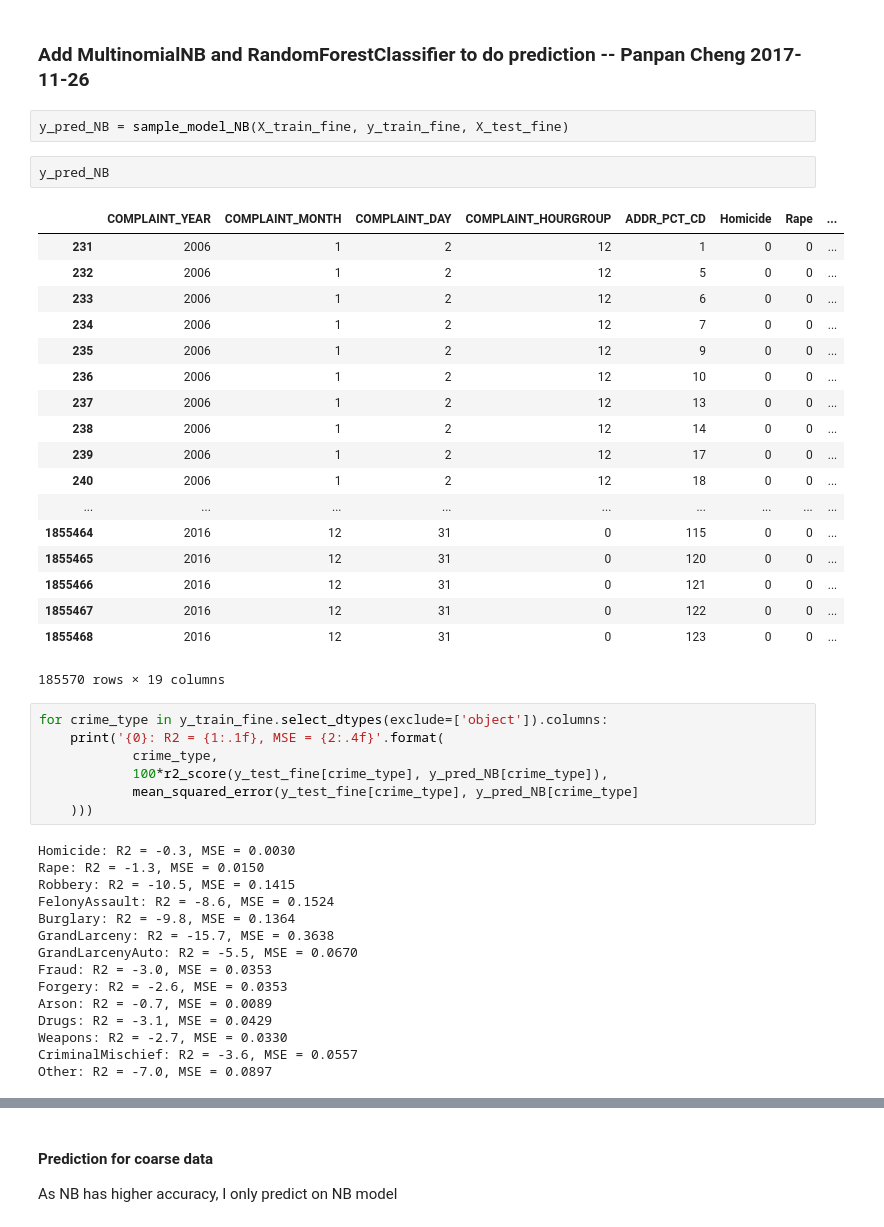
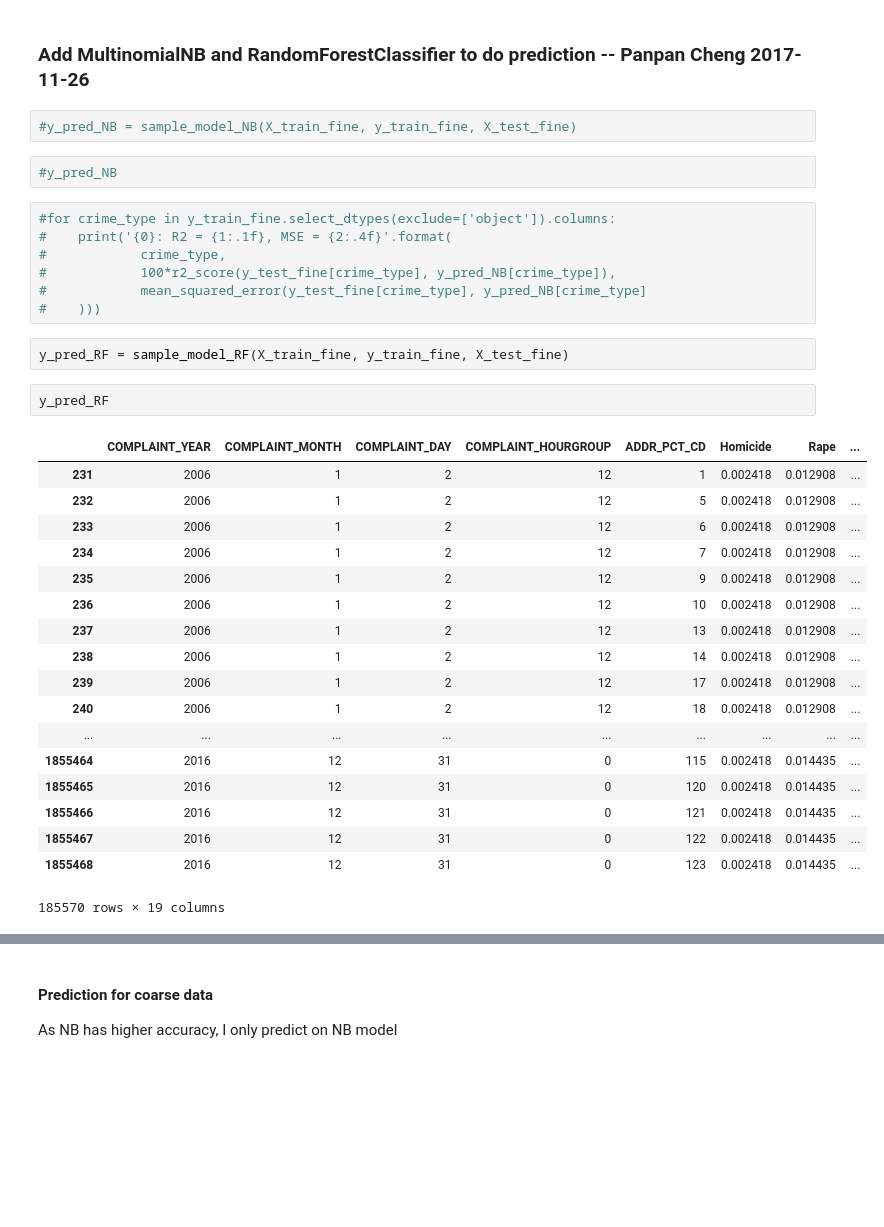
Before and after one commit to oracleofnj/precrime, a Jupyter notebook: exploratory-notebooks/Prediction_Panpan.ipynb, the cells around one changed output, grey strips where cells are left out. Cells and saved outputs as stored; diff of their text form; blank space fills up the shorter version.

```diff
--- a/exploratory-notebooks/Prediction_Panpan.ipynb
+++ b/exploratory-notebooks/Prediction_Panpan.ipynb
@@ -330,48 +330,37 @@ y_pred.to_csv('../model_predictions/fine/ridge_regression.csv', quoting=csv.QUOT
 # %% [markdown]
 ### Add MultinomialNB and RandomForestClassifier to do prediction -- Panpan Cheng 2017-11-26
 # %%
-y_pred_NB = sample_model_NB(X_train_fine, y_train_fine, X_test_fine)
+#y_pred_NB = sample_model_NB(X_train_fine, y_train_fine, X_test_fine)
-# %%
-y_pred_NB
-# %% [output]
-|  | COMPLAINT_YEAR | COMPLAINT_MONTH | COMPLAINT_DAY | COMPLAINT_HOURGROUP | ADDR_PCT_CD | Homicide | Rape | ... |
-| 231 | 2006 | 1 | 2 | 12 | 1 | 0 | 0 | ... |
-| 232 | 2006 | 1 | 2 | 12 | 5 | 0 | 0 | ... |
-| 233 | 2006 | 1 | 2 | 12 | 6 | 0 | 0 | ... |
-| 234 | 2006 | 1 | 2 | 12 | 7 | 0 | 0 | ... |
-| 235 | 2006 | 1 | 2 | 12 | 9 | 0 | 0 | ... |
-| 236 | 2006 | 1 | 2 | 12 | 10 | 0 | 0 | ... |
-| 237 | 2006 | 1 | 2 | 12 | 13 | 0 | 0 | ... |
-| 238 | 2006 | 1 | 2 | 12 | 14 | 0 | 0 | ... |
-| 239 | 2006 | 1 | 2 | 12 | 17 | 0 | 0 | ... |
-| 240 | 2006 | 1 | 2 | 12 | 18 | 0 | 0 | ... |
-| ... | ... | ... | ... | ... | ... | ... | ... | ... |
-| 1855464 | 2016 | 12 | 31 | 0 | 115 | 0 | 0 | ... |
-| 1855465 | 2016 | 12 | 31 | 0 | 120 | 0 | 0 | ... |
-| 1855466 | 2016 | 12 | 31 | 0 | 121 | 0 | 0 | ... |
-| 1855467 | 2016 | 12 | 31 | 0 | 122 | 0 | 0 | ... |
-| 1855468 | 2016 | 12 | 31 | 0 | 123 | 0 | 0 | ... |
-185570 rows × 19 columns
+# %%
+#y_pred_NB
 # %%
-for crime_type in y_train_fine.select_dtypes(exclude=['object']).columns:
-    print('{0}: R2 = {1:.1f}, MSE = {2:.4f}'.format(
-            crime_type,
-            100*r2_score(y_test_fine[crime_type], y_pred_NB[crime_type]),
-            mean_squared_error(y_test_fine[crime_type], y_pred_NB[crime_type]
-    )))
+#for crime_type in y_train_fine.select_dtypes(exclude=['object']).columns:
+#    print('{0}: R2 = {1:.1f}, MSE = {2:.4f}'.format(
+#            crime_type,
+#            100*r2_score(y_test_fine[crime_type], y_pred_NB[crime_type]),
+#            mean_squared_error(y_test_fine[crime_type], y_pred_NB[crime_type]
+#    )))
-# %% [output]
-Homicide: R2 = -0.3, MSE = 0.0030
-Rape: R2 = -1.3, MSE = 0.0150
-Robbery: R2 = -10.5, MSE = 0.1415
-FelonyAssault: R2 = -8.6, MSE = 0.1524
-Burglary: R2 = -9.8, MSE = 0.1364
-GrandLarceny: R2 = -15.7, MSE = 0.3638
-GrandLarcenyAuto: R2 = -5.5, MSE = 0.0670
-Fraud: R2 = -3.0, MSE = 0.0353
-Forgery: R2 = -2.6, MSE = 0.0353
-Arson: R2 = -0.7, MSE = 0.0089
-Drugs: R2 = -3.1, MSE = 0.0429
-Weapons: R2 = -2.7, MSE = 0.0330
-CriminalMischief: R2 = -3.6, MSE = 0.0557
-Other: R2 = -7.0, MSE = 0.0897
+# %%
+y_pred_RF = sample_model_RF(X_train_fine, y_train_fine, X_test_fine)
+# %%
+y_pred_RF
+# %% [output]
+|  | COMPLAINT_YEAR | COMPLAINT_MONTH | COMPLAINT_DAY | COMPLAINT_HOURGROUP | ADDR_PCT_CD | Homicide | Rape | ... |
+| 231 | 2006 | 1 | 2 | 12 | 1 | 0.002418 | 0.012908 | ... |
+| 232 | 2006 | 1 | 2 | 12 | 5 | 0.002418 | 0.012908 | ... |
+| 233 | 2006 | 1 | 2 | 12 | 6 | 0.002418 | 0.012908 | ... |
+| 234 | 2006 | 1 | 2 | 12 | 7 | 0.002418 | 0.012908 | ... |
+| 235 | 2006 | 1 | 2 | 12 | 9 | 0.002418 | 0.012908 | ... |
+| 236 | 2006 | 1 | 2 | 12 | 10 | 0.002418 | 0.012908 | ... |
+| 237 | 2006 | 1 | 2 | 12 | 13 | 0.002418 | 0.012908 | ... |
+| 238 | 2006 | 1 | 2 | 12 | 14 | 0.002418 | 0.012908 | ... |
+| 239 | 2006 | 1 | 2 | 12 | 17 | 0.002418 | 0.012908 | ... |
+| 240 | 2006 | 1 | 2 | 12 | 18 | 0.002418 | 0.012908 | ... |
+| ... | ... | ... | ... | ... | ... | ... | ... | ... |
+| 1855464 | 2016 | 12 | 31 | 0 | 115 | 0.002418 | 0.014435 | ... |
+| 1855465 | 2016 | 12 | 31 | 0 | 120 | 0.002418 | 0.014435 | ... |
+| 1855466 | 2016 | 12 | 31 | 0 | 121 | 0.002418 | 0.014435 | ... |
+| 1855467 | 2016 | 12 | 31 | 0 | 122 | 0.002418 | 0.014435 | ... |
+| 1855468 | 2016 | 12 | 31 | 0 | 123 | 0.002418 | 0.014435 | ... |
+185570 rows × 19 columns
 # %%
```
Also changed, not shown: parts of 4 cells of this notebook, 1 other file.
